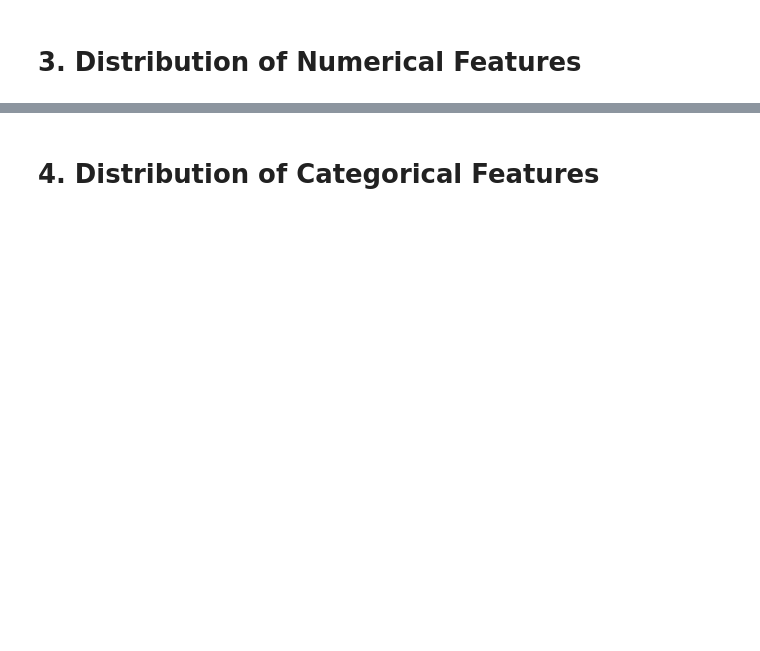
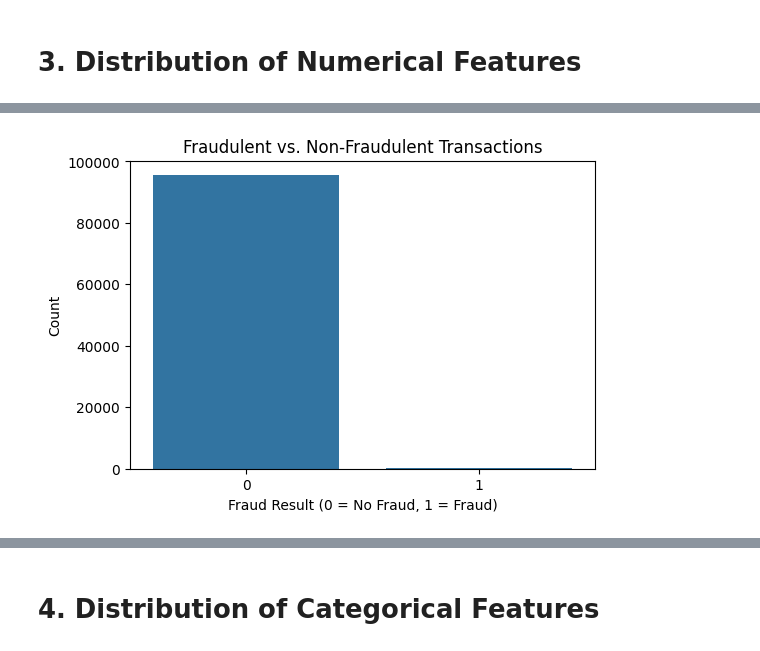
Before and after one commit to Isma7471/Credit-Scoring-Model, a Jupyter notebook: notebooks/01_data_exploration.ipynb, the cells around one changed output, grey strips where cells are left out. Drawn from its saved outputs; the diff is of its cells as text; code cells hidden in the pictures; blank space fills up the shorter version.

```diff
--- a/notebooks/01_data_exploration.ipynb
+++ b/notebooks/01_data_exploration.ipynb
@@ -77,0 +117,10 @@ Numerical Columns: ['CountryCode', 'Amount', 'Value', 'PricingStrategy', 'FraudR
+# %%
+# Fraud Result Count
+plt.figure(figsize=(6,4))
+sns.countplot(x=df['FraudResult'])
+plt.title('Fraudulent vs. Non-Fraudulent Transactions')
+plt.xlabel('Fraud Result (0 = No Fraud, 1 = Fraud)')
+plt.ylabel('Count')
+plt.show()
+# %% [output]
+[figure, added]
```
Also changed, not shown: parts of 12 cells of this notebook.
